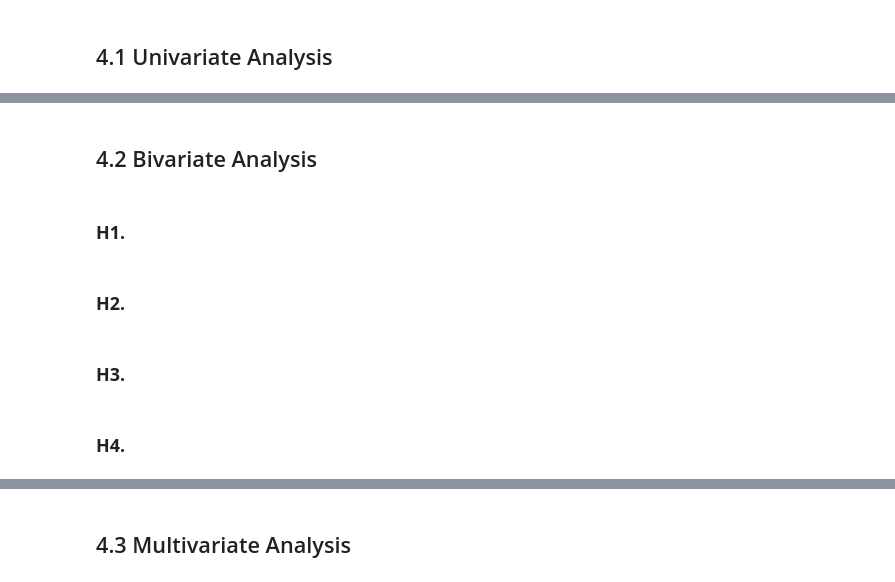
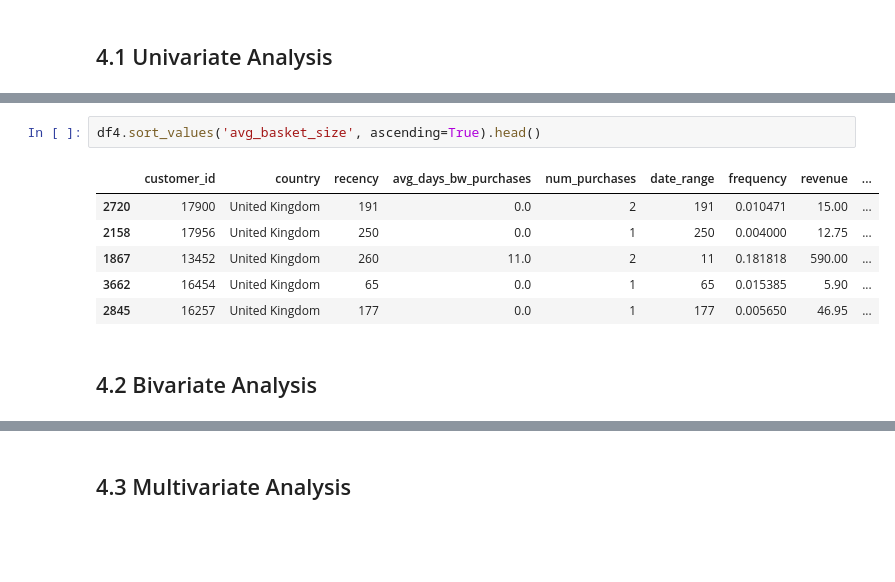
Before and after one commit to humberto-aguiar/Insiders-Fidelity-Clustering, a Jupyter notebook: notebooks/c5-feature-engineering.ipynb, the cells around one changed output, grey strips where cells are left out. Saved outputs shown, nothing was run; the diff lists cells and outputs as text; blank space fills up the shorter version.

```diff
--- a/notebooks/c5-feature-engineering.ipynb
+++ b/notebooks/c5-feature-engineering.ipynb
@@ -797,10 +843,11 @@ from pandas_profiling import report
+# %%
+df4.sort_values('avg_basket_size', ascending=True).head()
+# %% [output]
+|  | customer_id | country | recency | avg_days_bw_purchases | num_purchases | date_range | frequency | revenue | ... |
+| 2720 | 17900 | United Kingdom | 191 | 0.0 | 2 | 191 | 0.010471 | 15.00 | ... |
+| 2158 | 17956 | United Kingdom | 250 | 0.0 | 1 | 250 | 0.004000 | 12.75 | ... |
+| 1867 | 13452 | United Kingdom | 260 | 11.0 | 2 | 11 | 0.181818 | 590.00 | ... |
+| 3662 | 16454 | United Kingdom | 65 | 0.0 | 1 | 65 | 0.015385 | 5.90 | ... |
+| 2845 | 16257 | United Kingdom | 177 | 0.0 | 1 | 177 | 0.005650 | 46.95 | ... |
 # %% [markdown]
 ## 4.2 Bivariate Analysis
-# %% [markdown]
-### **H1.**
-# %% [markdown]
-### **H2.**
-# %% [markdown]
-### **H3.**
-# %% [markdown]
-### **H4.**
```
Also changed, not shown: parts of 23 cells of this notebook, 1 other file.
